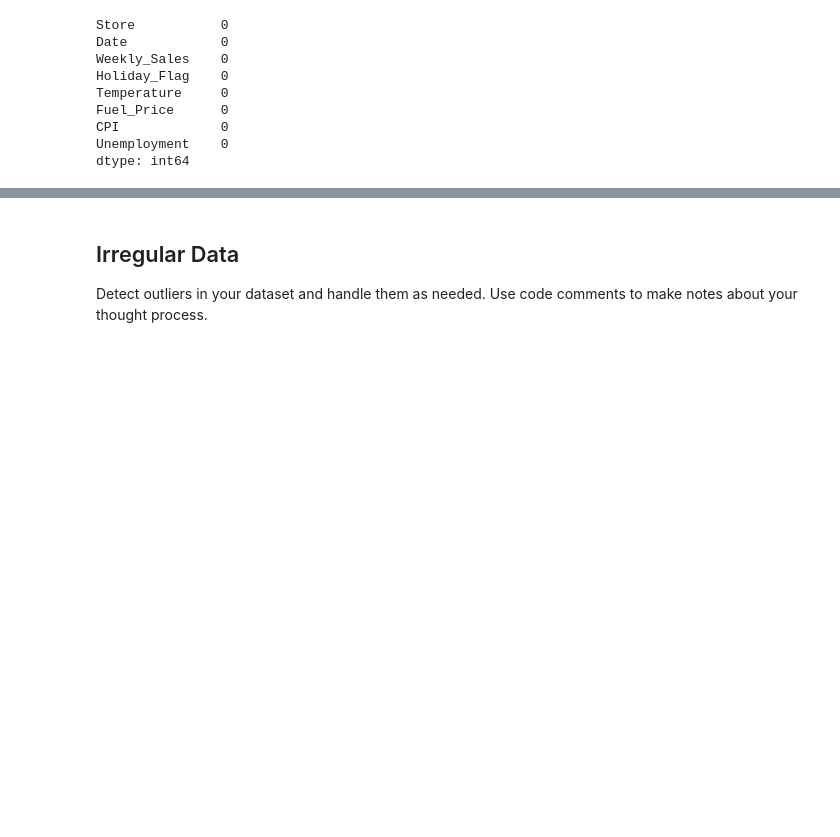
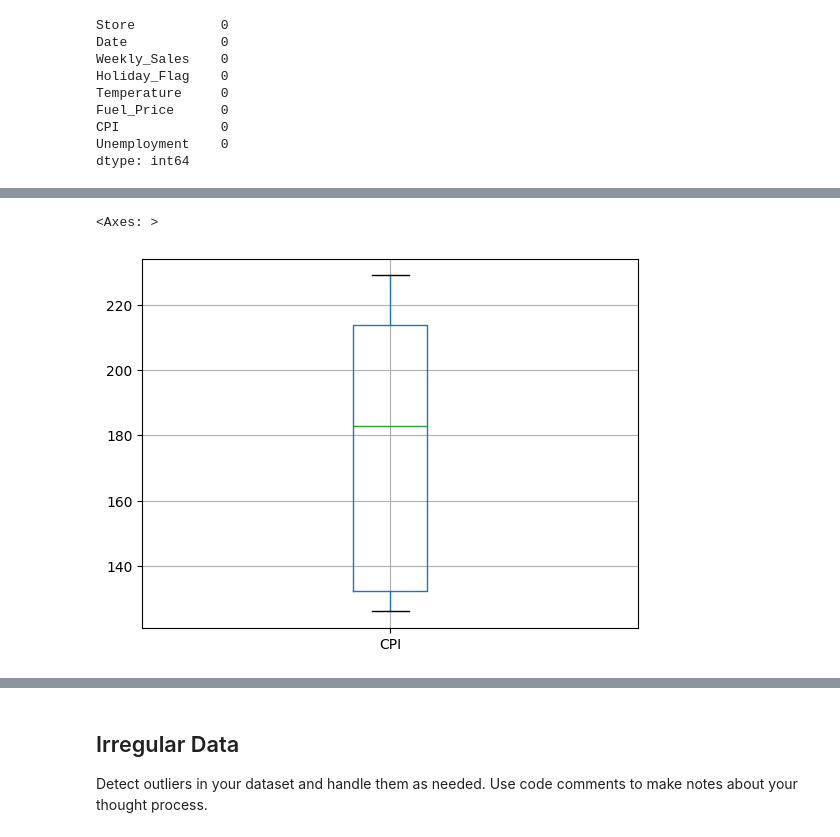
Before and after one commit to smckenzie0615/cleaning-data-checkpoint, a Jupyter notebook: checkpoint-three.ipynb, the cells around one changed output, grey strips where cells are left out. Drawn from its saved outputs; the diff is of its cells as text; code cells hidden in the pictures; blank space fills up the shorter version.

```diff
--- a/checkpoint-three.ipynb
+++ b/checkpoint-three.ipynb
@@ -22,3 +22,7 @@ df.head()
 | 2 | 1 | 19-02-2010 | 1611968.17 | 0 | 39.93 | 2.514 | 211.289143 | 8.106 |
 | 3 | 1 | 26-02-2010 | 1409727.59 | 0 | 46.63 | 2.561 | 211.319643 | 8.106 |
 | 4 | 1 | 05-03-2010 | 1554806.68 | 0 | 46.50 | 2.625 | 211.350143 | 8.106 |
+# %%
+df_two = pd.read_csv("Features data set.csv")
+
+df_two.head()
@@ -88,0 +180,6 @@ dtype: int64
+# %%
+# Visually seeing if cpi and unemployment columns are evenly spread before attempting interpolating
+df_two.boxplot(column=['CPI'])
+# %% [output]
+<Axes: >
+[figure, added]
```
Also changed, not shown: parts of 19 cells of this notebook.
